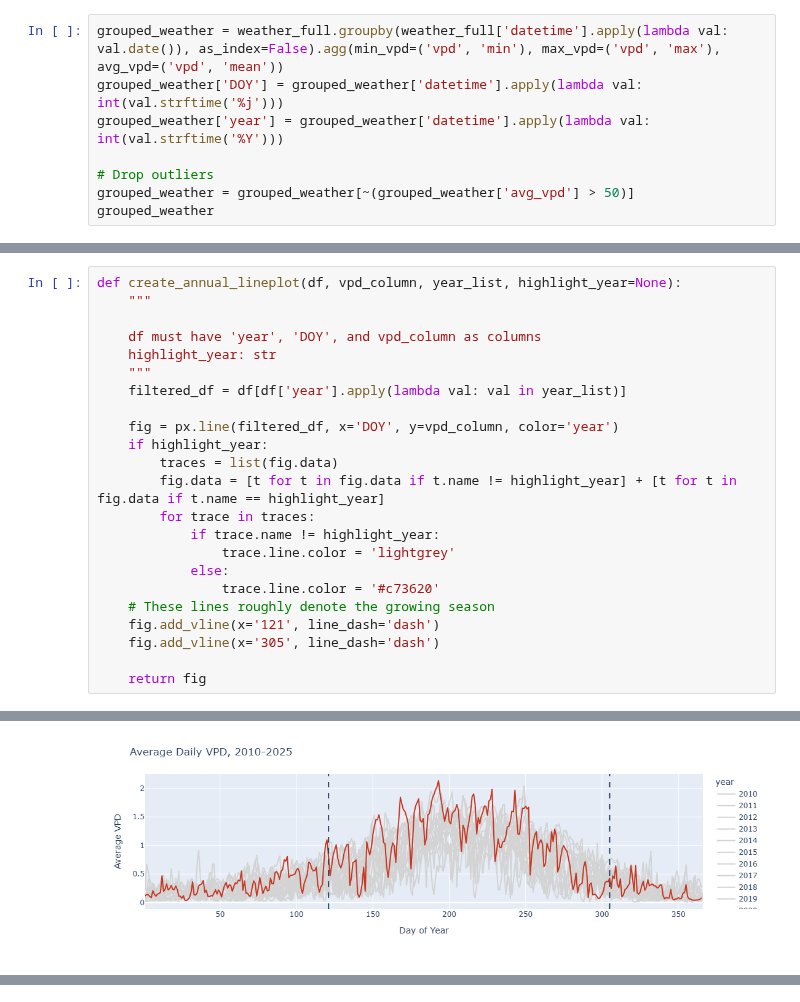
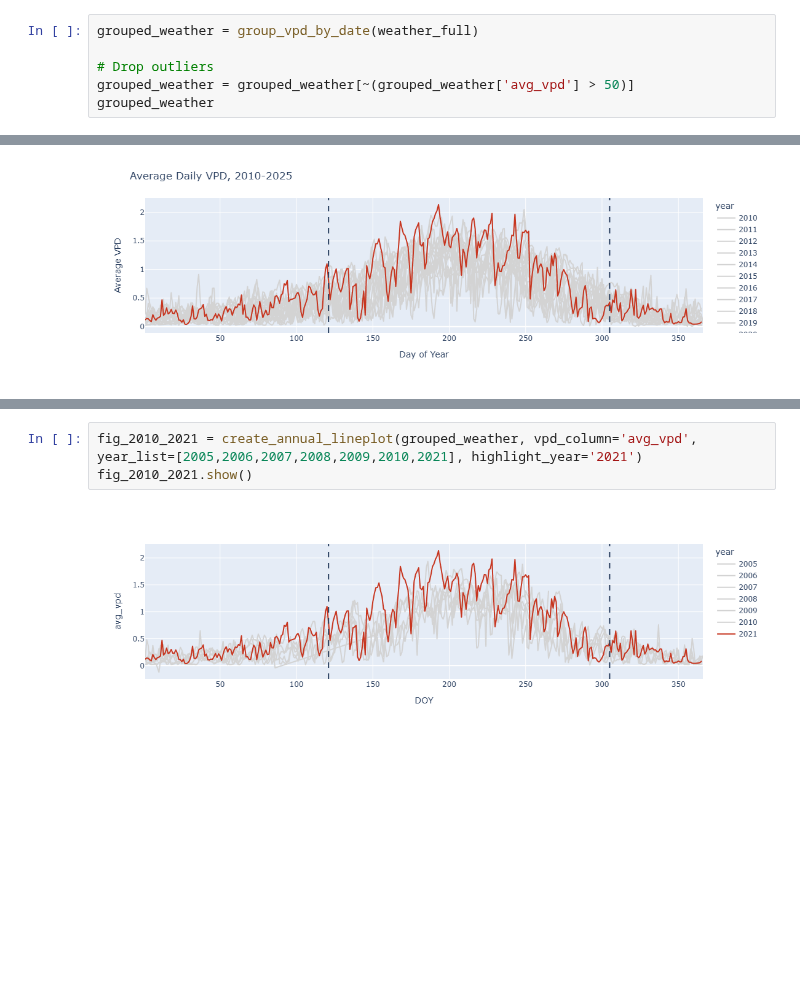
Before and after one commit to jnatali/sagehen_meadows, a Jupyter notebook: scripts/climate/VPD_long_term_analysis.ipynb, the cells around one changed output, grey strips where cells are left out. Saved outputs shown, nothing was run; the diff lists cells and outputs as text; blank space fills up the shorter version.

Commit message:
add utility functions for plotting, calculating time series median

```diff
--- a/scripts/climate/VPD_long_term_analysis.ipynb
+++ b/scripts/climate/VPD_long_term_analysis.ipynb
@@ -132,9 +183,7 @@ weather_2020.head()
 | 3 | 2020-01-01 00:30:00 | -3.546 | -3.663 | -3.459 | 84.5 | 83.7 | 85.6 |
 | 4 | 2020-01-01 00:40:00 | -3.478 | -3.528 | -3.391 | 85.4 | 85.0 | 85.7 |
 # %%
-grouped_weather = weather_full.groupby(weather_full['datetime'].apply(lambda val: val.date()), as_index=False).agg(min_vpd=('vpd', 'min'), max_vpd=('vpd', 'max'), avg_vpd=('vpd', 'mean'))
-grouped_weather['DOY'] = grouped_weather['datetime'].apply(lambda val: int(val.strftime('%j')))
-grouped_weather['year'] = grouped_weather['datetime'].apply(lambda val: int(val.strftime('%Y')))
+grouped_weather = group_vpd_by_date(weather_full)
 
 # Drop outliers
 grouped_weather = grouped_weather[~(grouped_weather['avg_vpd'] > 50)]
@@ -176,26 +222,3 @@ grouped_weather_2010 = grouped_weather[(grouped_weather['year'] >= 2010)]
-# %%
-def create_annual_lineplot(df, vpd_column, year_list, highlight_year=None):
-    """
-
-    df must have 'year', 'DOY', and vpd_column as columns
-    highlight_year: str
-    """
-    filtered_df = df[df['year'].apply(lambda val: val in year_list)]
-
-    fig = px.line(filtered_df, x='DOY', y=vpd_column, color='year')
-    if highlight_year:
-        traces = list(fig.data)
-        fig.data = [t for t in fig.data if t.name != highlight_year] + [t for t in fig.data if t.name == highlight_year]
-        for trace in traces:
-            if trace.name != highlight_year:
-                trace.line.color = 'lightgrey'
-            else:
-                trace.line.color = '#c73620'
-    # These lines roughly denote the growing season
-    fig.add_vline(x='121', line_dash='dash')
-    fig.add_vline(x='305', line_dash='dash')
-
-    return fig
 # %%
 fig_2010 = create_annual_lineplot(grouped_weather, vpd_column='avg_vpd', year_list=list(range(2010,2025 + 1)), highlight_year='2021')
 fig_2010.update_layout(title='Average Daily VPD, 2010-2025', xaxis_title='Day of Year', yaxis_title='Average VPD')
@@ -215,3 +238,8 @@ fig_2021.update_layout(title='Average Daily VPD, 2021 and 1997-2025 median', xax
 fig_2021.show()
 # %% [output]
 [figure]
+# %%
+fig_2010_2021 = create_annual_lineplot(grouped_weather, vpd_column='avg_vpd', year_list=[2005,2006,2007,2008,2009,2010,2021], highlight_year='2021')
+fig_2010_2021.show()
+# %% [output]
+[figure, added]
```
Also changed, not shown: parts of 6 cells of this notebook.
